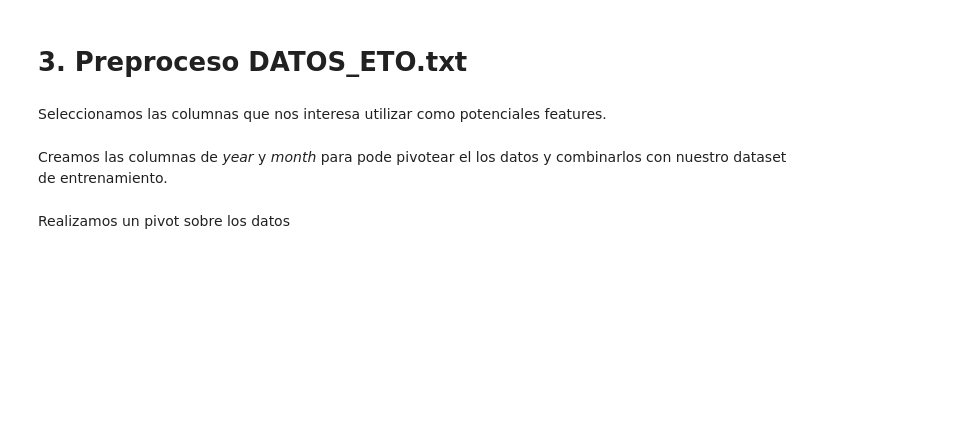
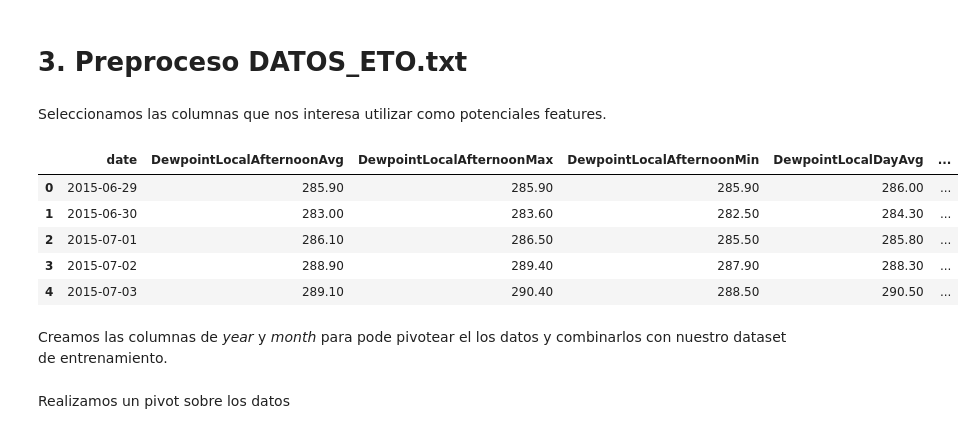
Before and after one commit to vitostamatti/datathon-cajamar-malbecs, a Jupyter notebook: notebooks/02-Prediccion-Malbecs.ipynb, the cells around one changed output. Saved outputs shown, nothing was run; the diff lists cells and outputs as text; code cells hidden in the pictures; blank space fills up the shorter version.

```diff
--- a/notebooks/02-Prediccion-Malbecs.ipynb
+++ b/notebooks/02-Prediccion-Malbecs.ipynb
@@ -412,6 +411,15 @@ cols_sum = [
 cols_mean = avg_cols + \
     max_cols + min_cols + \
         ['TemperatureLocalAfternoonAvg','TemperatureLocalOvernightAvg']
+# %%
+eto_data.head()
+# %% [output]
+|  | date | DewpointLocalAfternoonAvg | DewpointLocalAfternoonMax | DewpointLocalAfternoonMin | DewpointLocalDayAvg | ... |
+| 0 | 2015-06-29 | 285.90 | 285.90 | 285.90 | 286.00 | ... |
+| 1 | 2015-06-30 | 283.00 | 283.60 | 282.50 | 284.30 | ... |
+| 2 | 2015-07-01 | 286.10 | 286.50 | 285.50 | 285.80 | ... |
+| 3 | 2015-07-02 | 288.90 | 289.40 | 287.90 | 288.30 | ... |
+| 4 | 2015-07-03 | 289.10 | 290.40 | 288.50 | 290.50 | ... |
 # %% [markdown]
 Creamos las columnas de *year* y *month* para pode pivotear el los datos y combinarlos con nuestro dataset de entrenamiento.
 # %%
```
Also changed, not shown: parts of 21 cells of this notebook, 1 other file.
